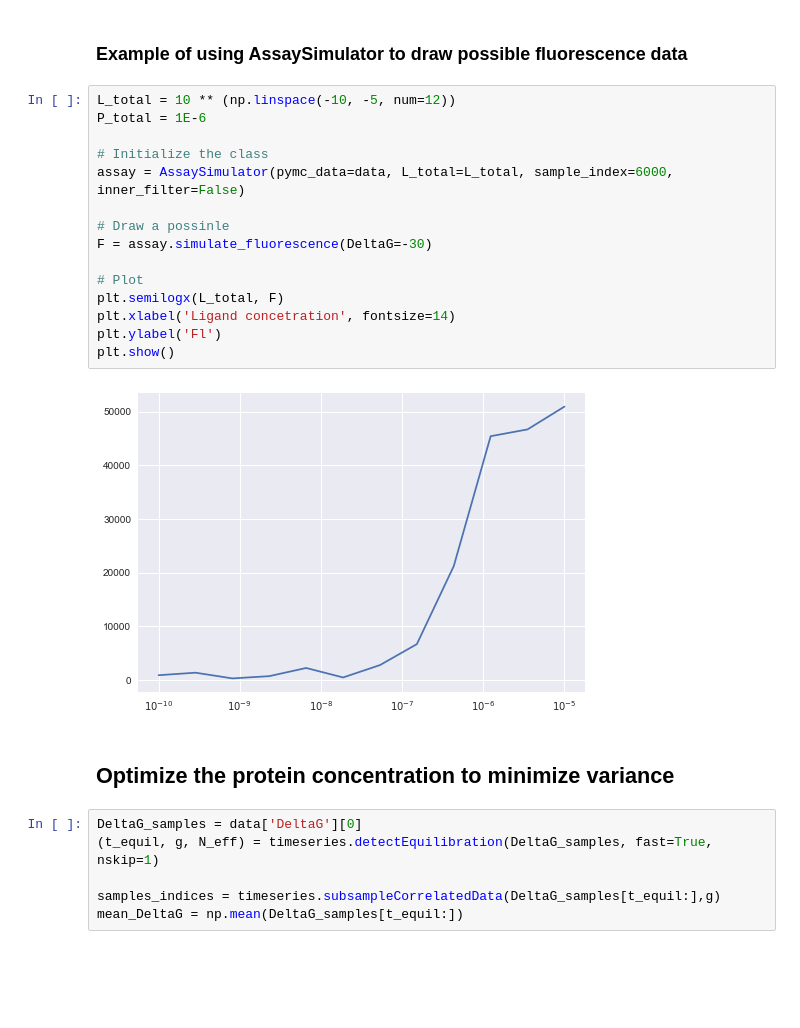
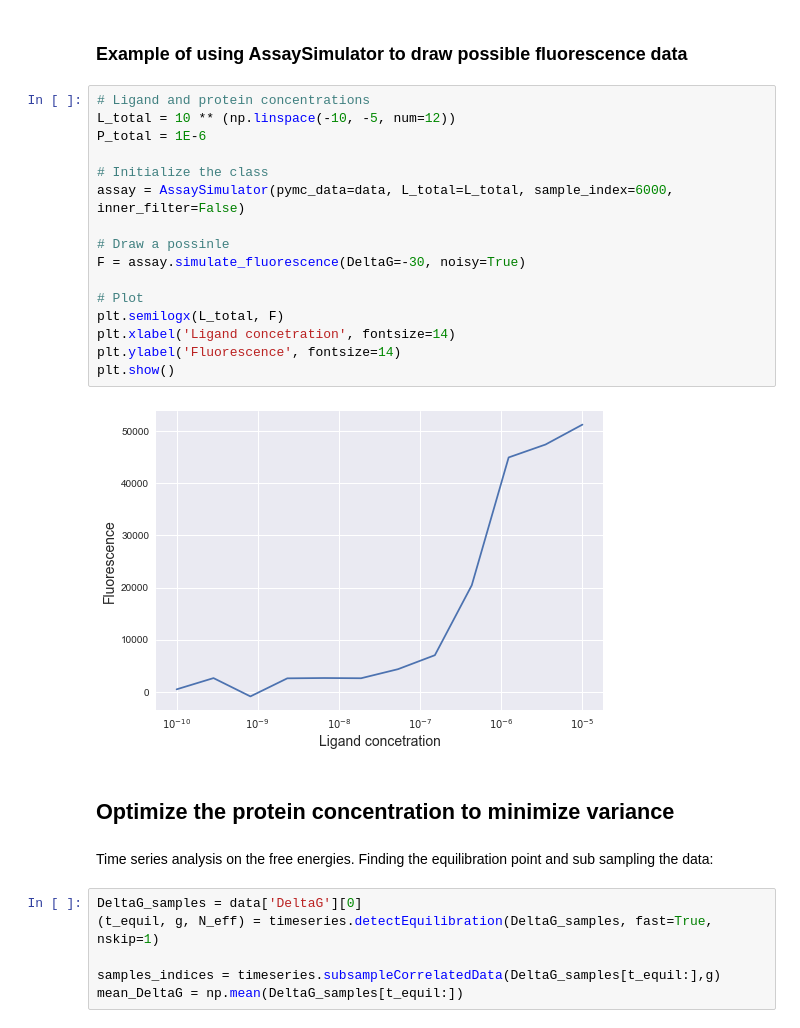
Before and after one commit to choderalab/assaytools, a Jupyter notebook: experimental_design/ExperimentalDesign.ipynb, the cells around one changed output. Drawn from its saved outputs; the diff is of its cells as text; blank space fills up the shorter version.

Commit message:
Apparantly functioning version of code. It can estimate the coefficient of variation and total error of future experiments as a function of protein concetration.

```diff
--- a/experimental_design/ExperimentalDesign.ipynb
+++ b/experimental_design/ExperimentalDesign.ipynb
@@ -18,24 +18,27 @@ with open(r'%s'%data_file,'rb') as my_file:
 # %% [markdown]
 ### Example of using AssaySimulator to draw possible fluorescence data
 # %%
+# Ligand and protein concentrations
 L_total = 10 ** (np.linspace(-10, -5, num=12))
 P_total = 1E-6
 
 # Initialize the class
 assay = AssaySimulator(pymc_data=data, L_total=L_total, sample_index=6000, inner_filter=False)
 
 # Draw a possinle
-F = assay.simulate_fluorescence(DeltaG=-30)
+F = assay.simulate_fluorescence(DeltaG=-30, noisy=True)
 
 # Plot
 plt.semilogx(L_total, F)
 plt.xlabel('Ligand concetration', fontsize=14)
-plt.ylabel('Fl')
+plt.ylabel('Fluorescence', fontsize=14)
 plt.show()
 # %% [output]
-[figure, old version]
+[figure, new version]
 # %% [markdown]
 ## Optimize the protein concentration to minimize variance
+# %% [markdown]
+Time series analysis on the free energies. Finding the equilibration point and sub sampling the data:
 # %%
 DeltaG_samples = data['DeltaG'][0]
 (t_equil, g, N_eff) = timeseries.detectEquilibration(DeltaG_samples, fast=True, nskip=1)
```
Also changed, not shown: parts of 8 cells of this notebook, 1 other file.
